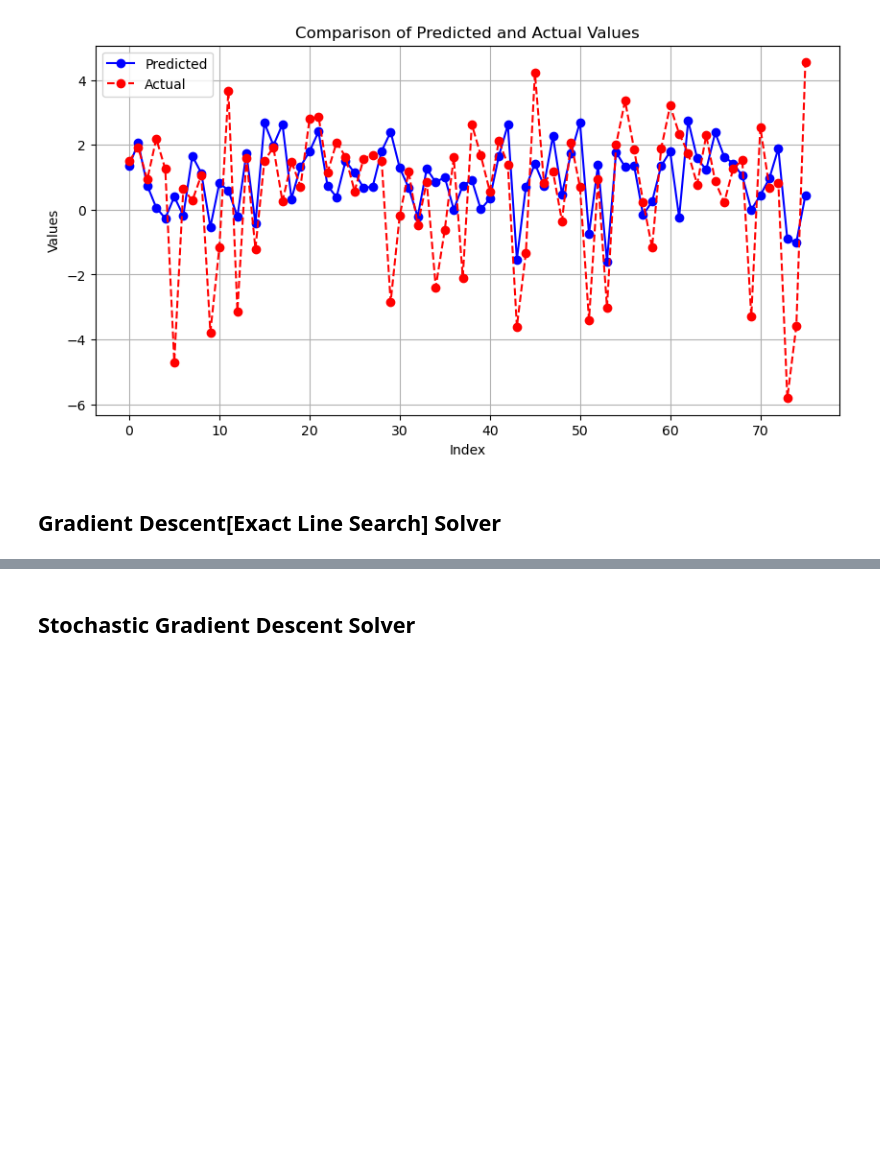
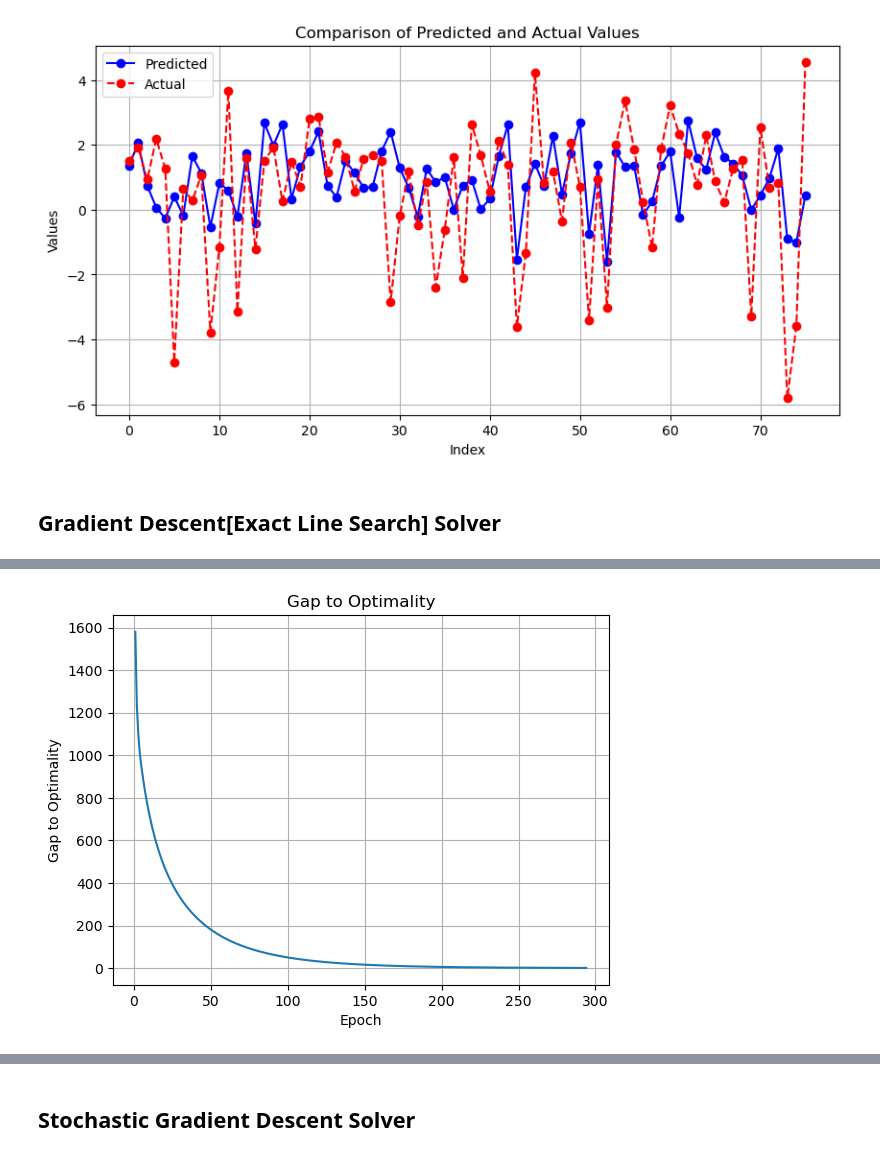
Before and after one commit to LaKrAmA95/LSR-Tensor-Ridge-Regression, a Jupyter notebook: Vector Regression Baseline/Jupyter Notebooks/HCP_Vector_Pipeline.ipynb, the cells around one changed output, grey strips where cells are left out. Drawn from its saved outputs; the diff is of its cells as text; code cells hidden in the pictures; blank space fills up the shorter version.

Commit message:
Adding Stopping Criteria for GD and generated graphs - Ravi Raghavan

```diff
--- a/Vector Regression Baseline/Jupyter Notebooks/HCP_Vector_Pipeline.ipynb
+++ b/Vector Regression Baseline/Jupyter Notebooks/HCP_Vector_Pipeline.ipynb
@@ -169,9 +169,9 @@ R2_Score: 0.21808866080977785
 # %% [markdown]
 ## Gradient Descent[Exact Line Search] Solver
 # %%
-epochs = 1100
+max_epochs = 1000
 optimizer_code = 0
 
-hypers = {'lambda': lamb, 'epochs': epochs, 'bias': use_bias}
+hypers = {'lambda': lamb, 'epochs': max_epochs, 'bias': use_bias}
 W_estimated, b_estimated, losses, gap_to_optimality, nee_values, nmse_values, corr_values, R2_values = GD2(X = X_train, Y = Y_train, cost_function_code = 1, hypers = hypers, p_star = p_star, W_true = W_true)
 # %% [output]
@@ -194,0 +195,9 @@ Epoch [1100/1100], Loss: 893.8550, Gap to Optimality: -0.0004, NEE: 1.3143145220
+# %%
+plt.plot(range(1, len(gap_to_optimality)+1), gap_to_optimality)
+plt.title('Gap to Optimality')
+plt.xlabel('Epoch')
+plt.ylabel('Gap to Optimality')
+plt.grid(True)
+plt.show()
+# %% [output]
+[figure, added]
```
Also changed, not shown: parts of 2 cells of this notebook, 1 other file.
